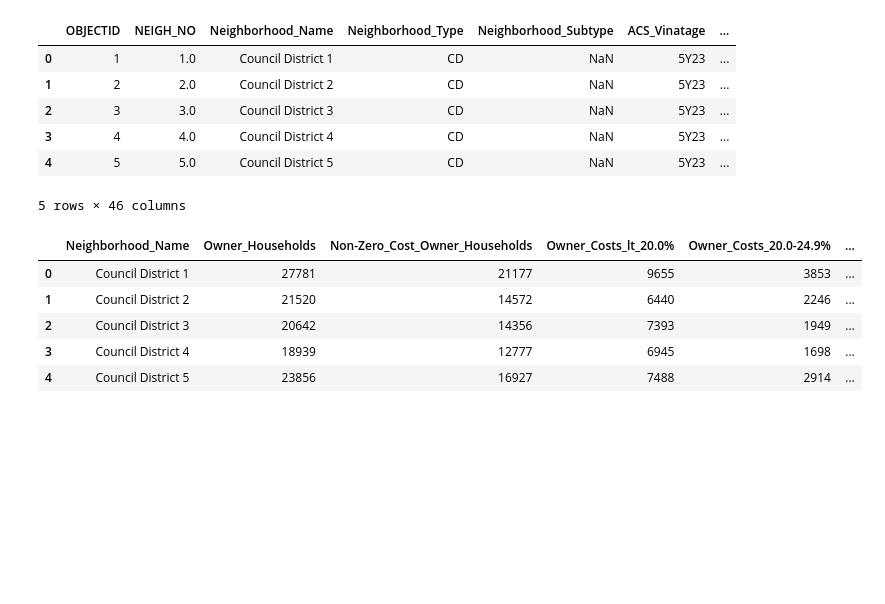
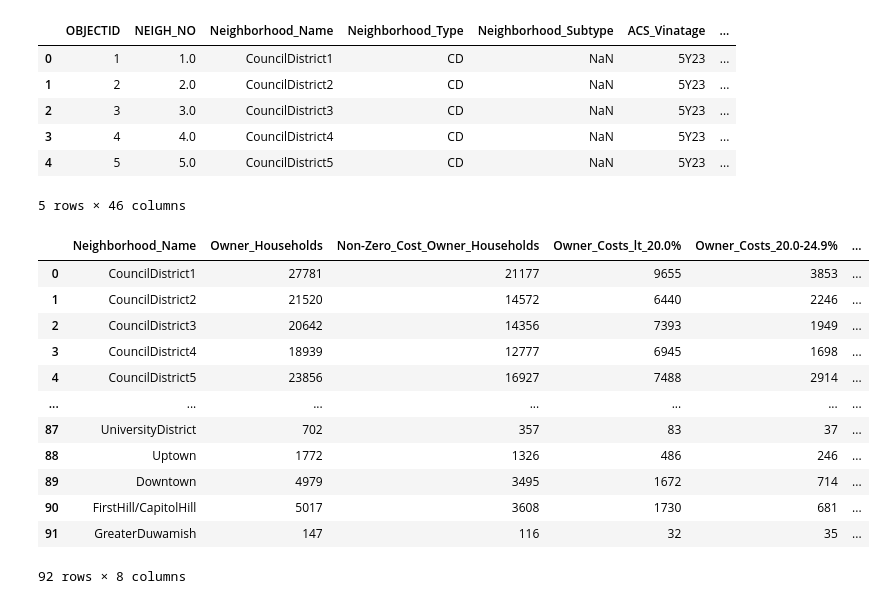
Before and after one commit to tint3dgreen/Capstone, a Jupyter notebook: src/Question_4.ipynb, the cells around one changed output. Drawn from its saved outputs; the diff is of its cells as text; code cells hidden in the pictures; blank space fills up the shorter version.

```diff
--- a/src/Question_4.ipynb
+++ b/src/Question_4.ipynb
@@ -3,27 +3,37 @@ import pandas as pd
 import numpy as np
 
 housing = pd.read_csv("../data/interim/housing_data.csv", index_col=0)
+
+housing['Neighborhood_Name'] = housing['Neighborhood_Name'].apply(lambda x: str(x).replace(" ",""))
+
 housing.head()
 # %% [output]
 |  | OBJECTID | NEIGH_NO | Neighborhood_Name | Neighborhood_Type | Neighborhood_Subtype | ACS_Vinatage | ... |
-| 0 | 1 | 1.0 | Council District 1 | CD | NaN | 5Y23 | ... |
-| 1 | 2 | 2.0 | Council District 2 | CD | NaN | 5Y23 | ... |
-| 2 | 3 | 3.0 | Council District 3 | CD | NaN | 5Y23 | ... |
-| 3 | 4 | 4.0 | Council District 4 | CD | NaN | 5Y23 | ... |
-| 4 | 5 | 5.0 | Council District 5 | CD | NaN | 5Y23 | ... |
+| 0 | 1 | 1.0 | CouncilDistrict1 | CD | NaN | 5Y23 | ... |
+| 1 | 2 | 2.0 | CouncilDistrict2 | CD | NaN | 5Y23 | ... |
+| 2 | 3 | 3.0 | CouncilDistrict3 | CD | NaN | 5Y23 | ... |
+| 3 | 4 | 4.0 | CouncilDistrict4 | CD | NaN | 5Y23 | ... |
+| 4 | 5 | 5.0 | CouncilDistrict5 | CD | NaN | 5Y23 | ... |
 5 rows × 46 columns
 # %%
 mortgage = housing[['Neighborhood_Name','Owner_Households','Owner_housing_units_with_a_mortgage_where_selected_monthly_onwer_costs_as_a_percentage_of_household_income_can_be_computed','Selected_Monthly_Owner_Costs_as_a_Percentage_of_Household_Income_Less_than_20.0%','Selected_Monthly_Owner_Costs_as_a_Percentage_of_Household_Income_20.0_to_24.9%','Selected_Monthly_Owner_Costs_as_a_Percentage_of_Household_Income_25.0_to_29.9%','Selected_Monthly_Owner_Costs_as_a_Percentage_of_Household_Income_30.0_to_34.9%','Selected_Monthly_Owner_Costs_as_a_Percentage_of_Household_Income_35.0%_or_more']]
 
 new_cols = ['Neighborhood_Name','Owner_Households','Non-Zero_Cost_Owner_Households','Owner_Costs_lt_20.0%','Owner_Costs_20.0-24.9%', 'Owner_Costs_25.0-29.9%','Owner_Costs_30.0-34.9%','Owner_Costs_Over_35']
 
 mortgage.columns = new_cols
 
-mortgage.head()
+mortgage
 # %% [output]
 |  | Neighborhood_Name | Owner_Households | Non-Zero_Cost_Owner_Households | Owner_Costs_lt_20.0% | Owner_Costs_20.0-24.9% | ... |
-| 0 | Council District 1 | 27781 | 21177 | 9655 | 3853 | ... |
-| 1 | Council District 2 | 21520 | 14572 | 6440 | 2246 | ... |
-| 2 | Council District 3 | 20642 | 14356 | 7393 | 1949 | ... |
-| 3 | Council District 4 | 18939 | 12777 | 6945 | 1698 | ... |
-| 4 | Council District 5 | 23856 | 16927 | 7488 | 2914 | ... |
+| 0 | CouncilDistrict1 | 27781 | 21177 | 9655 | 3853 | ... |
+| 1 | CouncilDistrict2 | 21520 | 14572 | 6440 | 2246 | ... |
+| 2 | CouncilDistrict3 | 20642 | 14356 | 7393 | 1949 | ... |
+| 3 | CouncilDistrict4 | 18939 | 12777 | 6945 | 1698 | ... |
+| 4 | CouncilDistrict5 | 23856 | 16927 | 7488 | 2914 | ... |
+| ... | ... | ... | ... | ... | ... | ... |
+| 87 | UniversityDistrict | 702 | 357 | 83 | 37 | ... |
+| 88 | Uptown | 1772 | 1326 | 486 | 246 | ... |
+| 89 | Downtown | 4979 | 3495 | 1672 | 714 | ... |
+| 90 | FirstHill/CapitolHill | 5017 | 3608 | 1730 | 681 | ... |
+| 91 | GreaterDuwamish | 147 | 116 | 32 | 35 | ... |
+92 rows × 8 columns
```
Also changed, not shown: parts of 6 cells of this notebook.
